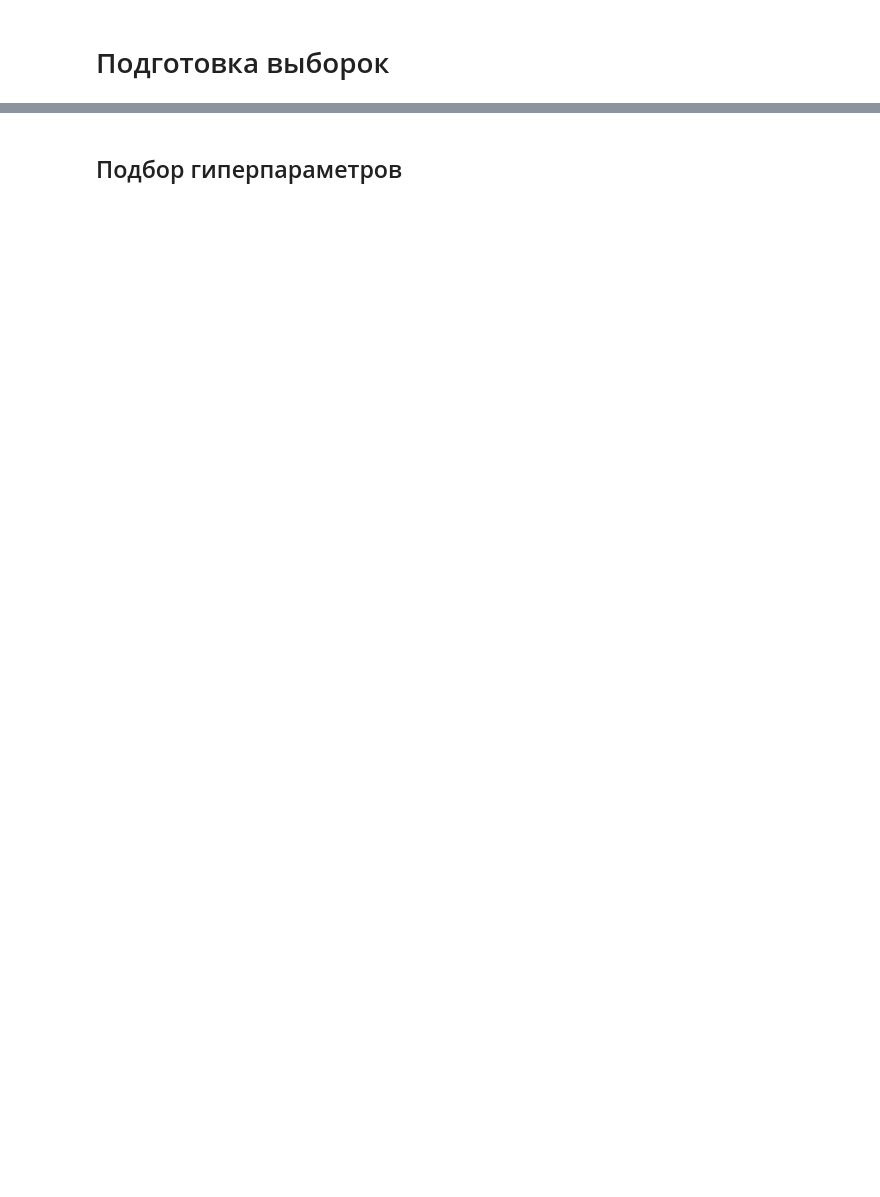
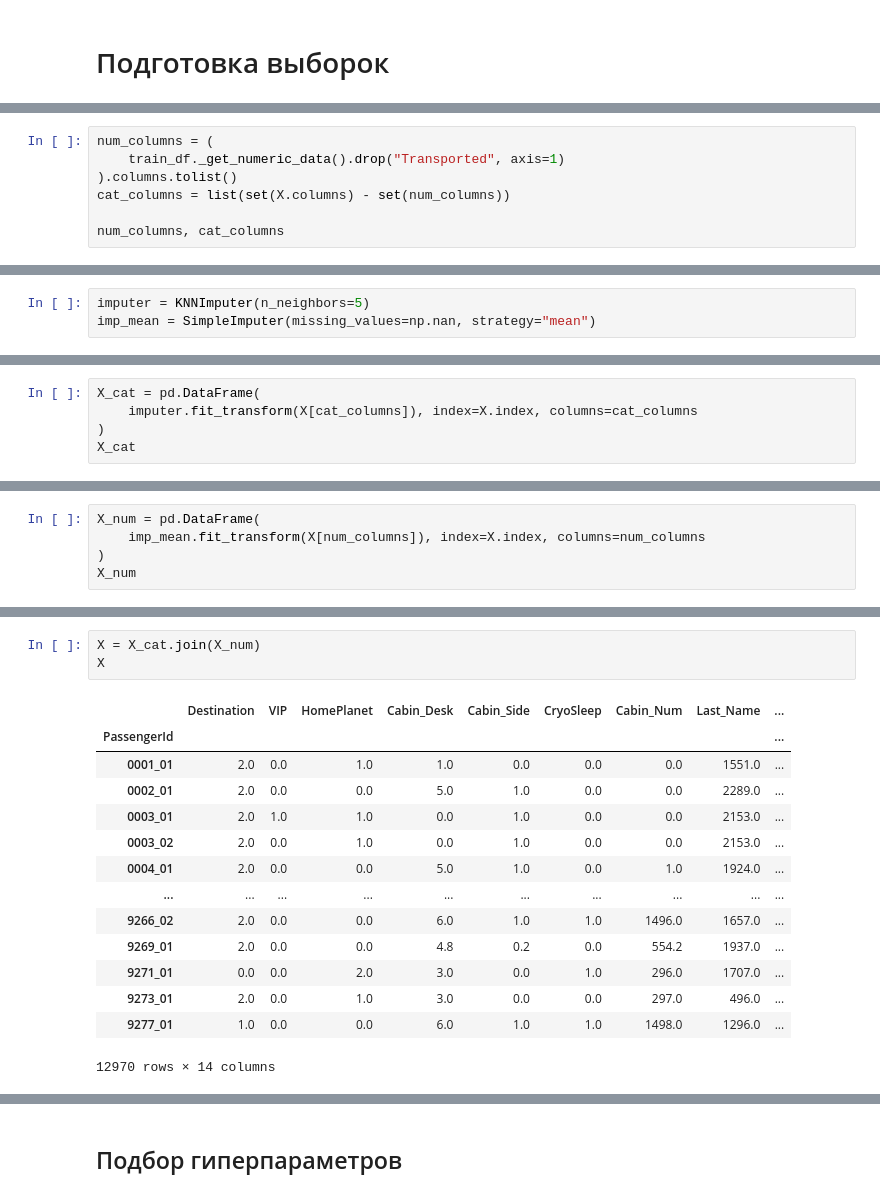
Before and after one commit to alxgrin/kaggle, a Jupyter notebook: notebooks/c_spaceship-titanic.ipynb, the cells around one changed output, grey strips where cells are left out. Saved outputs shown, nothing was run; the diff lists cells and outputs as text; blank space fills up the shorter version.

```diff
--- a/notebooks/c_spaceship-titanic.ipynb
+++ b/notebooks/c_spaceship-titanic.ipynb
@@ -485 +446,8 @@ X.shape, y.shape
 [interactive output not drawn]
+# %%
+num_columns = (
+    train_df._get_numeric_data().drop("Transported", axis=1)
+).columns.tolist()
+cat_columns = list(set(X.columns) - set(num_columns))
+
+num_columns, cat_columns
@@ -485,0 +467,3 @@ X.shape, y.shape
+# %%
+imputer = KNNImputer(n_neighbors=5)
+imp_mean = SimpleImputer(missing_values=np.nan, strategy="mean")
@@ -485,0 +472,5 @@ X.shape, y.shape
+# %%
+X_cat = pd.DataFrame(
+    imputer.fit_transform(X[cat_columns]), index=X.index, columns=cat_columns
+)
+X_cat
@@ -485,0 +493,5 @@ X.shape, y.shape
+# %%
+X_num = pd.DataFrame(
+    imp_mean.fit_transform(X[num_columns]), index=X.index, columns=num_columns
+)
+X_num
@@ -485,0 +514,18 @@ X.shape, y.shape
+# %%
+X = X_cat.join(X_num)
+X
+# %% [output]
+|  | Destination | VIP | HomePlanet | Cabin_Desk | Cabin_Side | CryoSleep | Cabin_Num | Last_Name | ... |
+| PassengerId |  |  |  |  |  |  |  |  | ... |
+| 0001_01 | 2.0 | 0.0 | 1.0 | 1.0 | 0.0 | 0.0 | 0.0 | 1551.0 | ... |
+| 0002_01 | 2.0 | 0.0 | 0.0 | 5.0 | 1.0 | 0.0 | 0.0 | 2289.0 | ... |
+| 0003_01 | 2.0 | 1.0 | 1.0 | 0.0 | 1.0 | 0.0 | 0.0 | 2153.0 | ... |
+| 0003_02 | 2.0 | 0.0 | 1.0 | 0.0 | 1.0 | 0.0 | 0.0 | 2153.0 | ... |
+| 0004_01 | 2.0 | 0.0 | 0.0 | 5.0 | 1.0 | 0.0 | 1.0 | 1924.0 | ... |
+| ... | ... | ... | ... | ... | ... | ... | ... | ... | ... |
+| 9266_02 | 2.0 | 0.0 | 0.0 | 6.0 | 1.0 | 1.0 | 1496.0 | 1657.0 | ... |
+| 9269_01 | 2.0 | 0.0 | 0.0 | 4.8 | 0.2 | 0.0 | 554.2 | 1937.0 | ... |
+| 9271_01 | 0.0 | 0.0 | 2.0 | 3.0 | 0.0 | 1.0 | 296.0 | 1707.0 | ... |
+| 9273_01 | 2.0 | 0.0 | 1.0 | 3.0 | 0.0 | 0.0 | 297.0 | 496.0 | ... |
+| 9277_01 | 1.0 | 0.0 | 0.0 | 6.0 | 1.0 | 1.0 | 1498.0 | 1296.0 | ... |
+12970 rows × 14 columns
```
Also changed, not shown: parts of 40 cells of this notebook.
